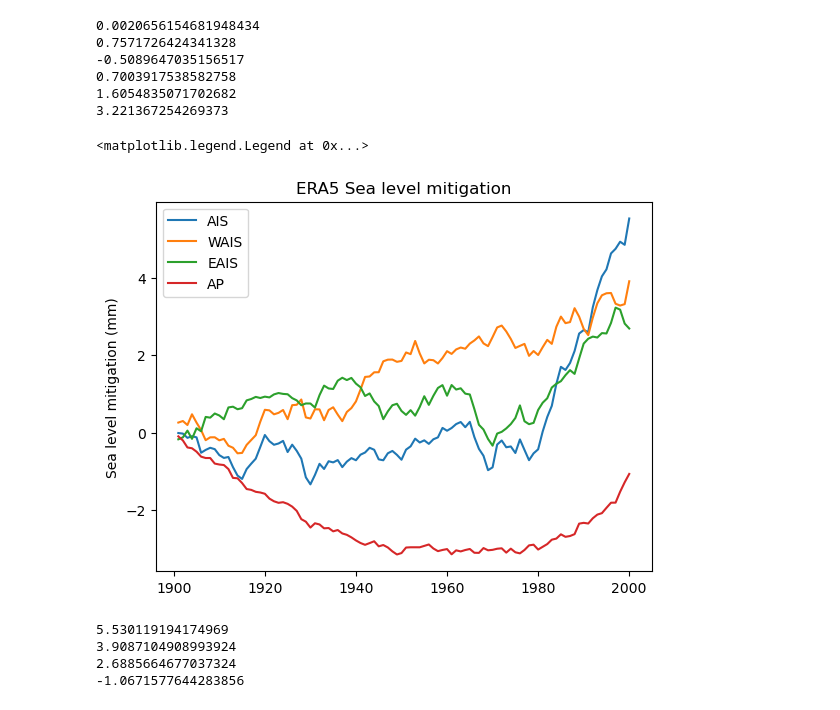
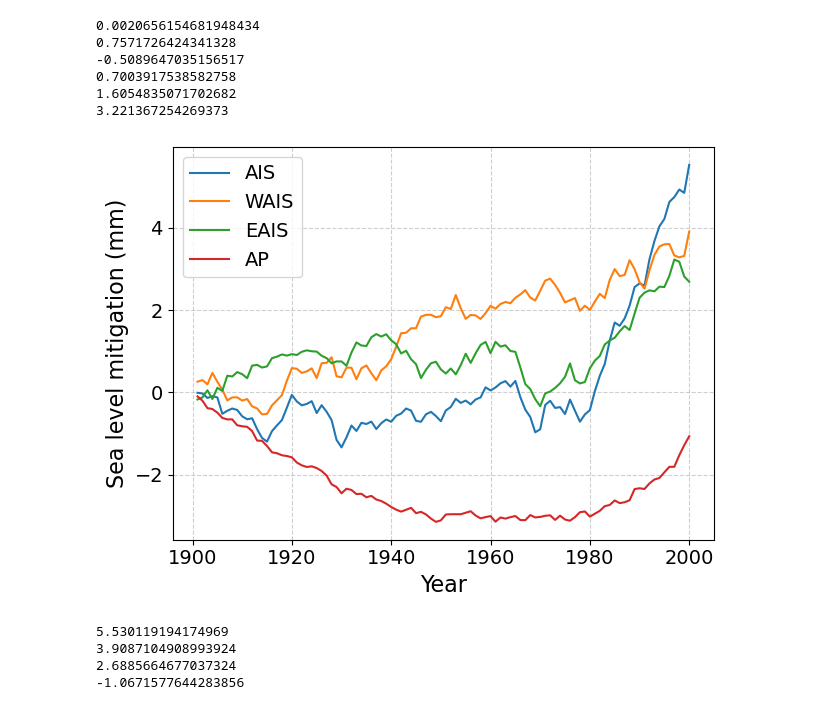
Before and after one commit to advikeswaran/metric-reconstruction, a Jupyter notebook: ERA5_ENSRF.ipynb, the cells around one changed output. Cells and saved outputs as stored; diff of their text form; code cells hidden in the pictures.

```diff
--- a/ERA5_ENSRF.ipynb
+++ b/ERA5_ENSRF.ipynb
@@ -1062,16 +1123,30 @@ ap_cumulative_integral   = np.cumsum(ap_anomaly)   / 361.8
 # %%
 centYears = np.arange(1901, 2001)
 
-plt.plot(centYears, ais_cumulative_integral[100:], label='AIS')
-plt.plot(centYears, wais_cumulative_integral[100:], label='WAIS')
-plt.plot(centYears, eais_cumulative_integral[100:], label='EAIS')
-plt.plot(centYears, ap_cumulative_integral[100:], label='AP')
-plt.ylabel('Sea level mitigation (mm)')
-plt.title("ERA5 Sea level mitigation")
-plt.legend()
+fig, ax = plt.subplots()  # default size
+
+ax.plot(centYears, ais_cumulative_integral[100:], label="AIS")
+ax.plot(centYears, wais_cumulative_integral[100:], label="WAIS")
+ax.plot(centYears, eais_cumulative_integral[100:], label="EAIS")
+ax.plot(centYears, ap_cumulative_integral[100:], label="AP")
+
+ax.set_ylabel("Sea level mitigation (mm)", fontsize=16)
+ax.set_xlabel("Year", fontsize=16)
+#ax.set_title("ERA5 Sea level mitigation", fontsize=18)
+
+# Grid for this plot only
+ax.grid(True, linestyle="--", alpha=0.6)
+
+# Bigger tick labels
+ax.tick_params(axis="both", which="major", labelsize=14)
+
+# Bigger legend text
+ax.legend(fontsize=14)
+
+fig.tight_layout()
+plt.show()
 # %% [output]
-<matplotlib.legend.Legend at 0x...>
-[figure, old version]
+[figure, new version]
 # %%
 # Printing the cumulative sea level mitigation for the 20th century
 print(ais_cumulative_integral[199])
```
Also changed, not shown: parts of 6 cells of this notebook, 6 other files.
